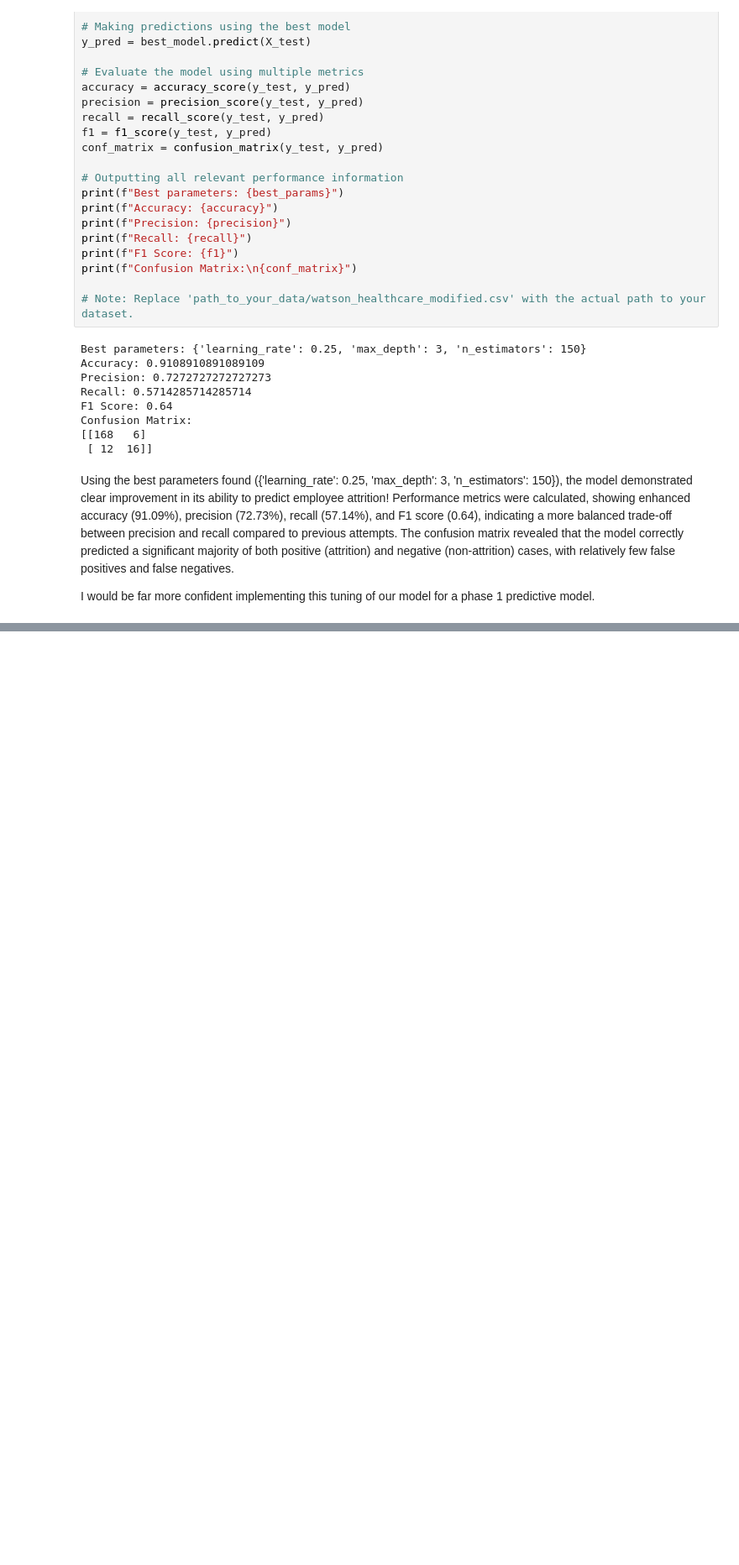
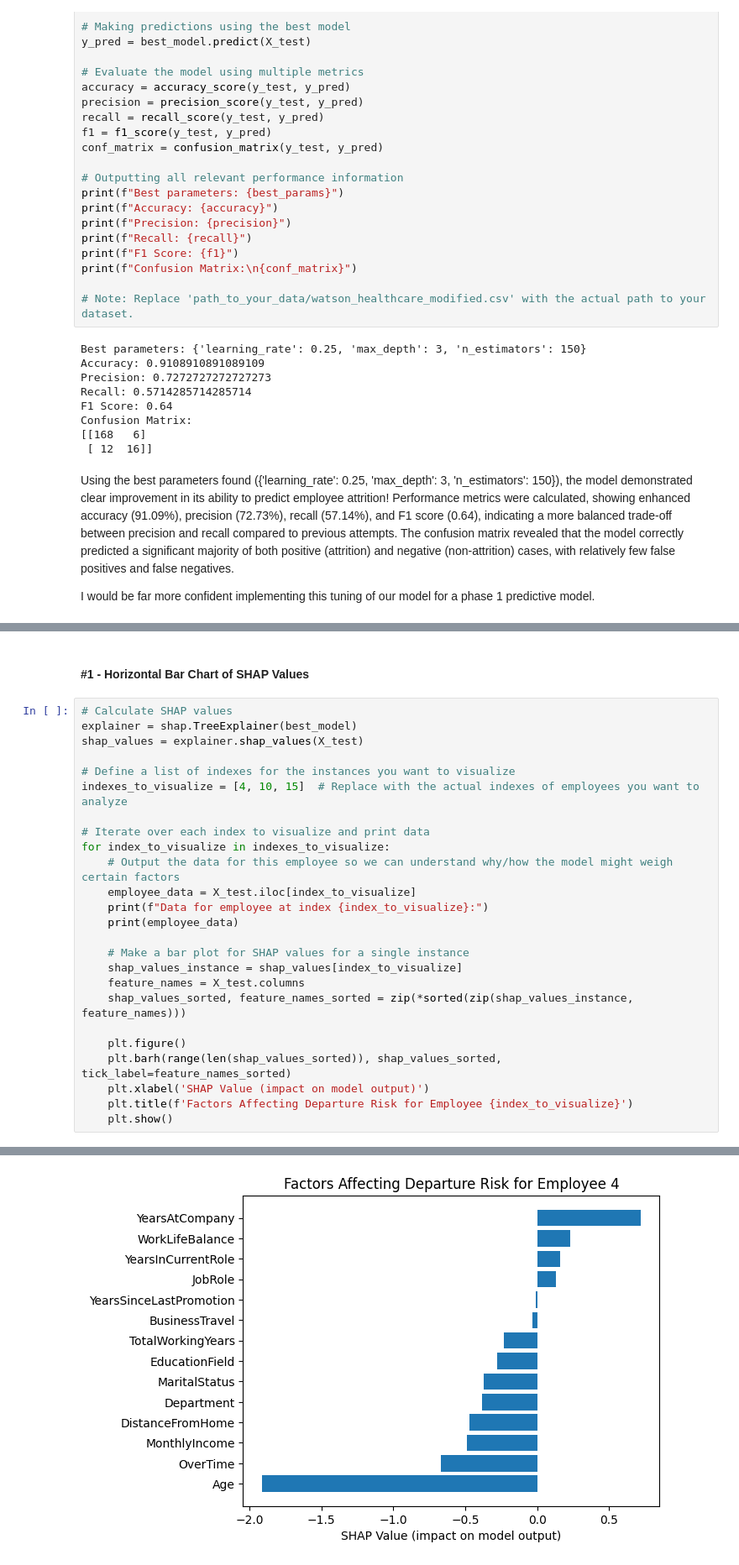
Before and after one commit to DaveSkittles/attritionprediction, a Jupyter notebook: attrition_prediction.ipynb, the cells around one changed output, grey strips where cells are left out. Shown at 84% size. Saved outputs shown, nothing was run; the diff lists cells and outputs as text; blank space fills up the shorter version.

Commit message:
Added SHAP visualization

```diff
--- a/attrition_prediction.ipynb
+++ b/attrition_prediction.ipynb
@@ -230,0 +236,28 @@ I am going to calculate SHAP values (SHapley Additive exPlanations values) for t
+# %% [markdown]
+#### #1 - Horizontal Bar Chart of SHAP Values
+# %%
+# Calculate SHAP values
+explainer = shap.TreeExplainer(best_model)
+shap_values = explainer.shap_values(X_test)
+
+# Define a list of indexes for the instances you want to visualize
+indexes_to_visualize = [4, 10, 15]  # Replace with the actual indexes of employees you want to analyze
+
+# Iterate over each index to visualize and print data
+for index_to_visualize in indexes_to_visualize:
+    # Output the data for this employee so we can understand why/how the model might weigh certain factors
+    employee_data = X_test.iloc[index_to_visualize]
+    print(f"Data for employee at index {index_to_visualize}:")
+    print(employee_data)
+
+    # Make a bar plot for SHAP values for a single instance
+    shap_values_instance = shap_values[index_to_visualize]
+    feature_names = X_test.columns
+    shap_values_sorted, feature_names_sorted = zip(*sorted(zip(shap_values_instance, feature_names)))
+
+    plt.figure()
+    plt.barh(range(len(shap_values_sorted)), shap_values_sorted, tick_label=feature_names_sorted)
+    plt.xlabel('SHAP Value (impact on model output)')
+    plt.title(f'Factors Affecting Departure Risk for Employee {index_to_visualize}')
+    plt.show()
+# %% [output]
@@ -230,0 +280 @@ I am going to calculate SHAP values (SHapley Additive exPlanations values) for t
+[figure, added]
```
Also changed, not shown: parts of 4 cells of this notebook.
